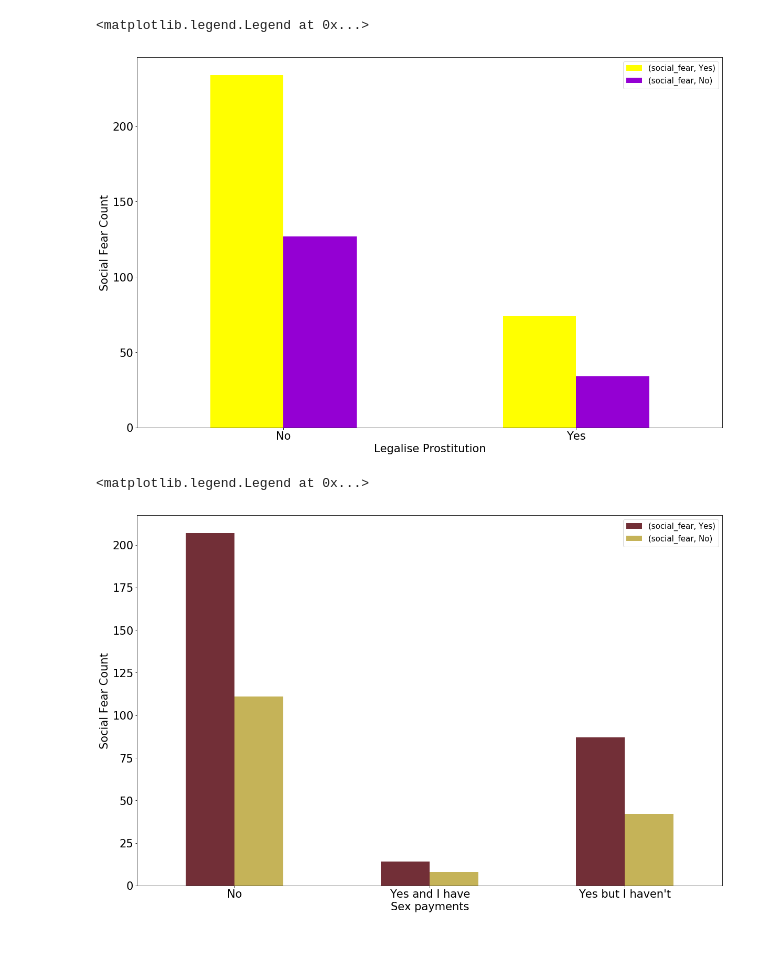
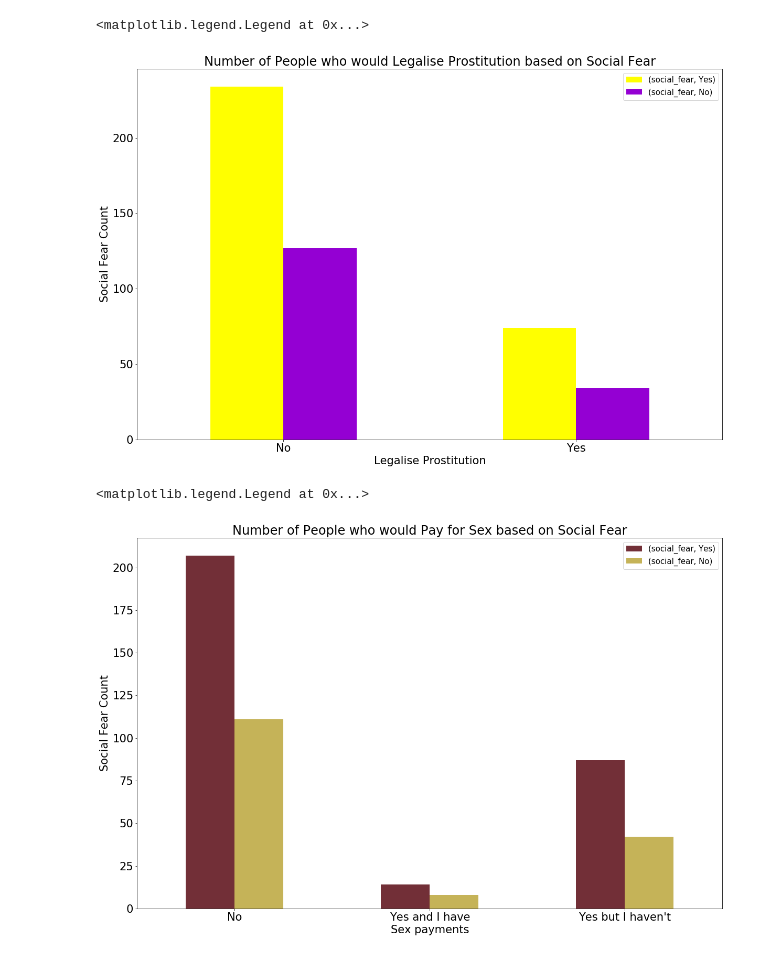
Before and after one commit to crushdig/Data-Science-In-Practice-Project, a Jupyter notebook: LB_project/notebooks/results/200_RQ2.ipynb, the cells around one changed output. Drawn from its saved outputs; the diff is of its cells as text; code cells hidden in the pictures.

```diff
--- a/LB_project/notebooks/results/200_RQ2.ipynb
+++ b/LB_project/notebooks/results/200_RQ2.ipynb
@@ -38,21 +39,22 @@ graph_sex_and_wellbeing.legend(
 # %%
 colours = ['#ffff00', '#9400d3']
 
 sex_and_wellbeing = results_redditThread_df.groupby(['prostitution_legal'])[['social_fear']].apply(lambda x: pd.DataFrame(x['social_fear'].value_counts()))
 
 sex_and_wellbeing = sex_and_wellbeing.unstack()
 graph_sex_and_wellbeing = sex_and_wellbeing.plot(kind='bar', figsize=(20, 13), color=colours, rot=0, fontsize=21)
 
+graph_sex_and_wellbeing.set_title('Number of People who would Legalise Prostitution based on Social Fear', fontsize=24)
 graph_sex_and_wellbeing.set_xlabel('Legalise Prostitution', fontsize=21)
 graph_sex_and_wellbeing.set_ylabel('Social Fear Count', fontsize=21)
 graph_sex_and_wellbeing.legend(
    loc='best',
    ncol=1,
    markerscale=1.5,
    fontsize=15)
 # %% [output]
 <matplotlib.legend.Legend at 0x...>
-[figure, old version]
+[figure, new version]
 # %%
 colours = ['#722f37', '#C5B358']
 
@@ -61,6 +63,7 @@ sex_and_wellbeing = results_redditThread_df.groupby(['pay_for_sex'])[['social_fe
 sex_and_wellbeing = sex_and_wellbeing.unstack()
 graph_sex_and_wellbeing = sex_and_wellbeing.plot(kind='bar', figsize=(20, 13), color=colours, rot=0, fontsize=21)
 
+graph_sex_and_wellbeing.set_title('Number of People who would Pay for Sex based on Social Fear', fontsize=24)
 graph_sex_and_wellbeing.set_xlabel('Sex payments', fontsize=21)
 graph_sex_and_wellbeing.set_ylabel('Social Fear Count', fontsize=21)
 graph_sex_and_wellbeing.legend(
@@ -70,7 +73,7 @@ graph_sex_and_wellbeing.legend(
    fontsize=15)
 # %% [output]
 <matplotlib.legend.Legend at 0x...>
-[figure, old version]
+[figure, new version]
 # %%
 colours = ['#F5DEB3', '#528B8B', '#9E9E9E', '#FFA500']
 
```
Also changed, not shown: parts of 2 cells of this notebook.
